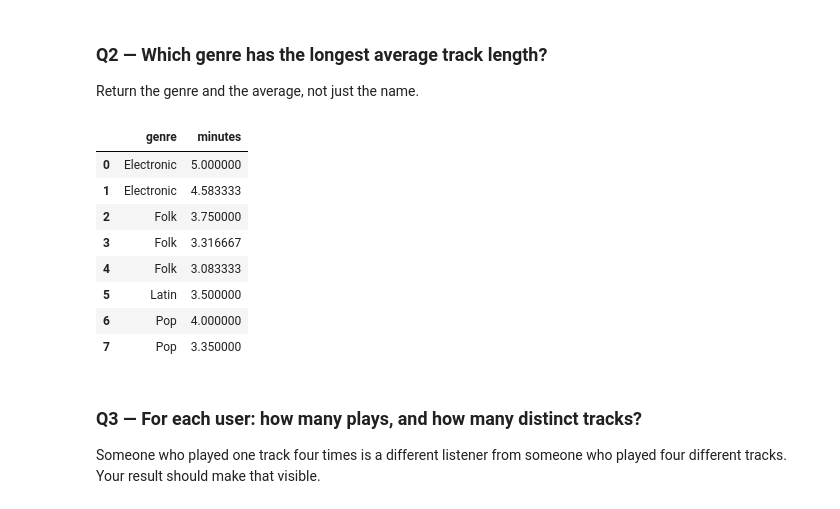
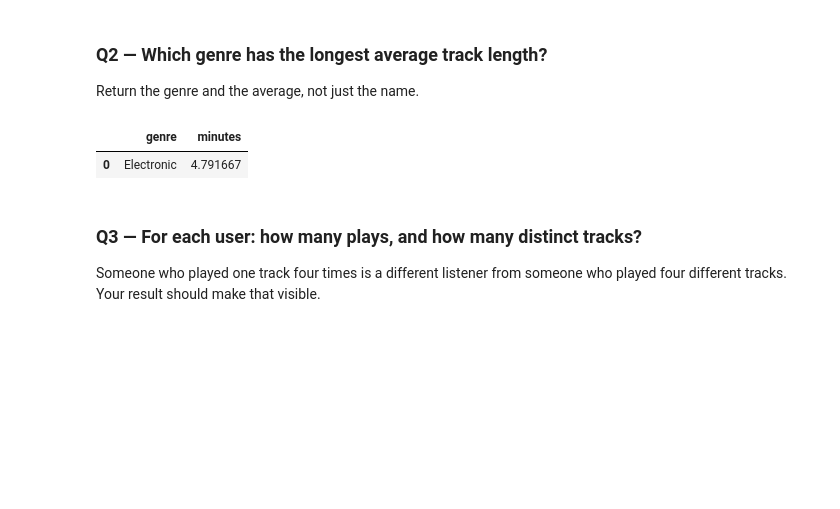
Before and after one commit to ahhill27/ds2002-fa26, a Jupyter notebook: notebooks/02-sql-databases/2026-09-11 — SQL Challenge Set — Lab.ipynb, the cells around one changed output. Saved outputs shown, nothing was run; the diff lists cells and outputs as text; code cells hidden in the pictures; blank space fills up the shorter version.

```diff
--- a/notebooks/02-sql-databases/2026-09-11 — SQL Challenge Set — Lab.ipynb
+++ b/notebooks/02-sql-databases/2026-09-11 — SQL Challenge Set — Lab.ipynb
@@ -67,22 +69,16 @@ JOIN tracks t ON a.artist_id = t.artist_id
 Return the genre and the average, not just the name.
 # %%
 q('''
-SELECT genre, seconds / 60.0 AS minutes
+SELECT genre, AVG(seconds) / 60.0 AS minutes
 FROM tracks
 WHERE genre IS NOT NULL
+GROUP BY genre
 ORDER BY genre, minutes DESC
-
+LIMIT 1
 ''')
 # %% [output]
 |  | genre | minutes |
-| 0 | Electronic | 5.000000 |
-| 1 | Electronic | 4.583333 |
-| 2 | Folk | 3.750000 |
-| 3 | Folk | 3.316667 |
-| 4 | Folk | 3.083333 |
-| 5 | Latin | 3.500000 |
-| 6 | Pop | 4.000000 |
-| 7 | Pop | 3.350000 |
+| 0 | Electronic | 4.791667 |
 # %% [markdown]
 ### Q3 — For each user: how many plays, and how many distinct tracks?
 
```
Also changed, not shown: parts of 9 cells of this notebook.
